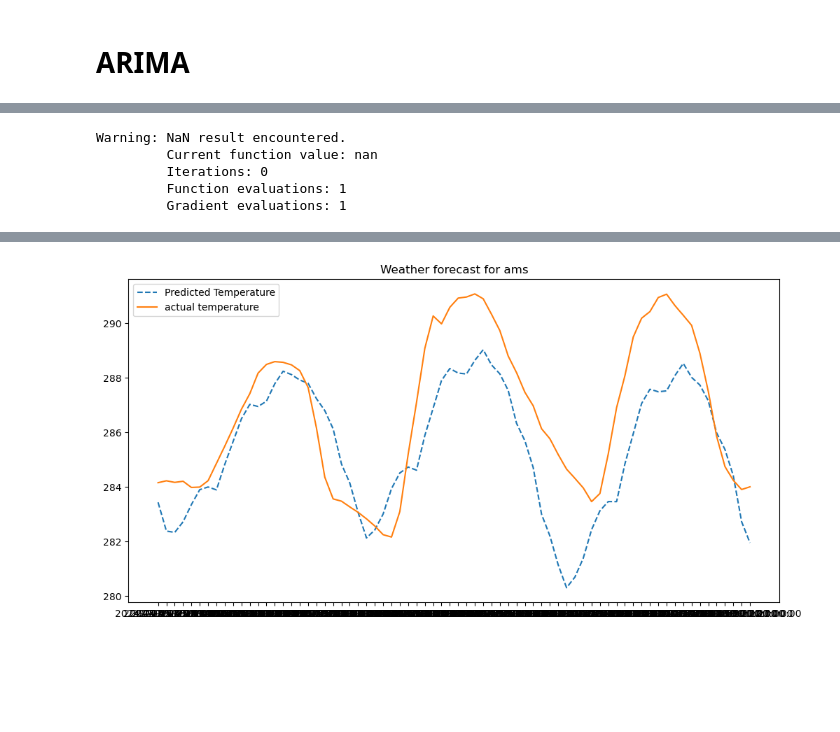
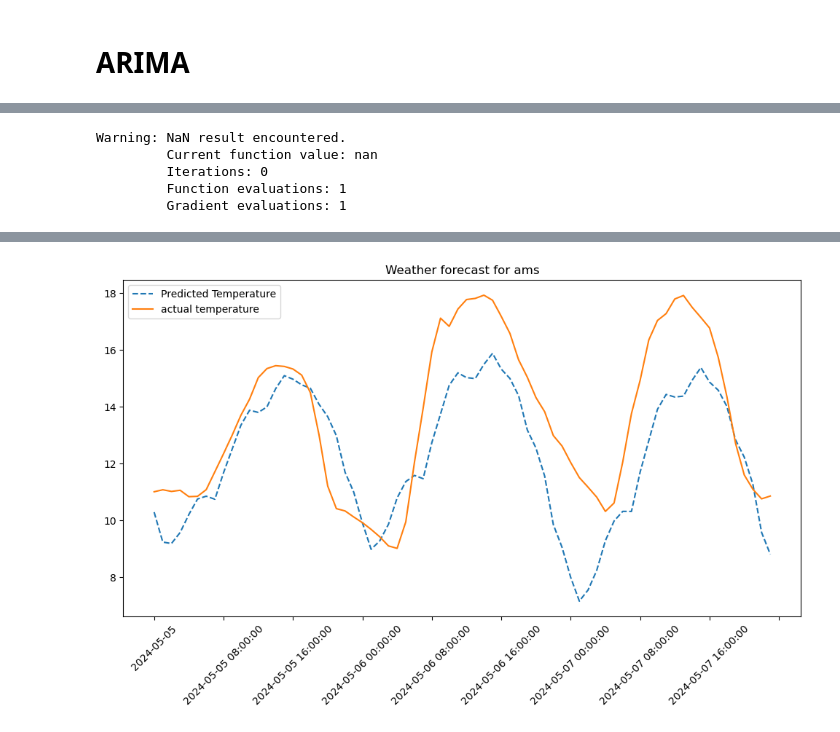
Before and after one commit to AlexaVT03/Project2-2, a Jupyter notebook: Project_2-2/Python/SARIMAX/arima.ipynb, the cells around one changed output, grey strips where cells are left out. Saved outputs shown, nothing was run; the diff lists cells and outputs as text; code cells hidden in the pictures; blank space fills up the shorter version.

Commit message:
showing arima predictions gui
only 05-05-2024/07-05-2024

```diff
--- a/Project_2-2/Python/SARIMAX/arima.ipynb
+++ b/Project_2-2/Python/SARIMAX/arima.ipynb
@@ -14,9 +14,9 @@ import statsmodels.tsa.ar_model
 import matplotlib.pyplot as plt
 from statsmodels.tsa.statespace.sarimax import SARIMAX
 # %%
-df = pd.read_csv('/Users/lpaggen/Documents/DACS COURSES/Project2-2/Project_2-2/NL_data/train_set/big_data.csv') # takes time, huge file.
+df = pd.read_csv('/Users/jesselemeer/Documents/GitHub/Project2-2/Project_2-2/NL_data/train_set/big_data.csv') # takes time, huge file.
 # %%
-forecast_df = pd.read_csv('/Users/lpaggen/Documents/DACS COURSES/Project2-2/Project_2-2/NL_data/forecast/forecast.csv') # forecast purposes, let's see
+forecast_df = pd.read_csv('/Users/jesselemeer/Documents/GitHub/Project2-2/Project_2-2/NL_data/forecast_set/forecast.csv') # forecast purposes, let's see
 # %%
 # due (i suppose) to the large size of the file, there was an issue with some dummy variables, we can fix it easily
 
@@ -176,14 +161,27 @@ for idx, i in enumerate(special):
     forecasts = model.forecast(steps=forecast_horizon)
     forecast_dict[i] = forecasts
 
+    # Store predictions and actual values in a dictionary
+    predictions_dict[i] = pd.Series(forecasts, index=timeindex)
+    actual_values = pd.Series(real_test, index=timeindex)
+
     plot_title = str(f"Weather forecast for {i}")
 
+
     plt.figure(figsize=(12, 6))
-    plt.plot(timeindex, forecasts, label='Predicted Temperature', linestyle='--')
-    plt.plot(timeindex, real_test, label = 'actual temperature')
+    plt.plot(timeindex, forecasts- 273.15, label='Predicted Temperature', linestyle='--')
+    plt.plot(timeindex, real_test- 273.15, label = 'actual temperature')
     plt.legend()
     plt.title(plot_title)
+
+    # Group x-axis labels (dates)
+    plt.xticks(rotation=45)
+    plt.gca().xaxis.set_major_locator(plt.MaxNLocator(10))  # Adjust the number of ticks as needed
+
     plt.show()
+
+
+
 
     from sklearn.metrics import mean_squared_error, mean_absolute_error
 
@@ -207,12 +205,12 @@ Time:                                         14:09:17   BIC
 Sample:                                              0   HQIC                          1113.280
                                                  - 562
 Covariance Type:                                   opg
 ==============================================================================
                  coef    std err          z      P>|z|      [0.025      0.975]
 ------------------------------------------------------------------------------
 ... (16 lines left out)
 ===================================================================================
 
 Warnings:
 [1] Covariance matrix calculated using the outer product of gradients (complex-step).
-[figure, old version]
+[figure, new version]
```
Also changed, not shown: parts of 5 cells of this notebook, 5 other files.
